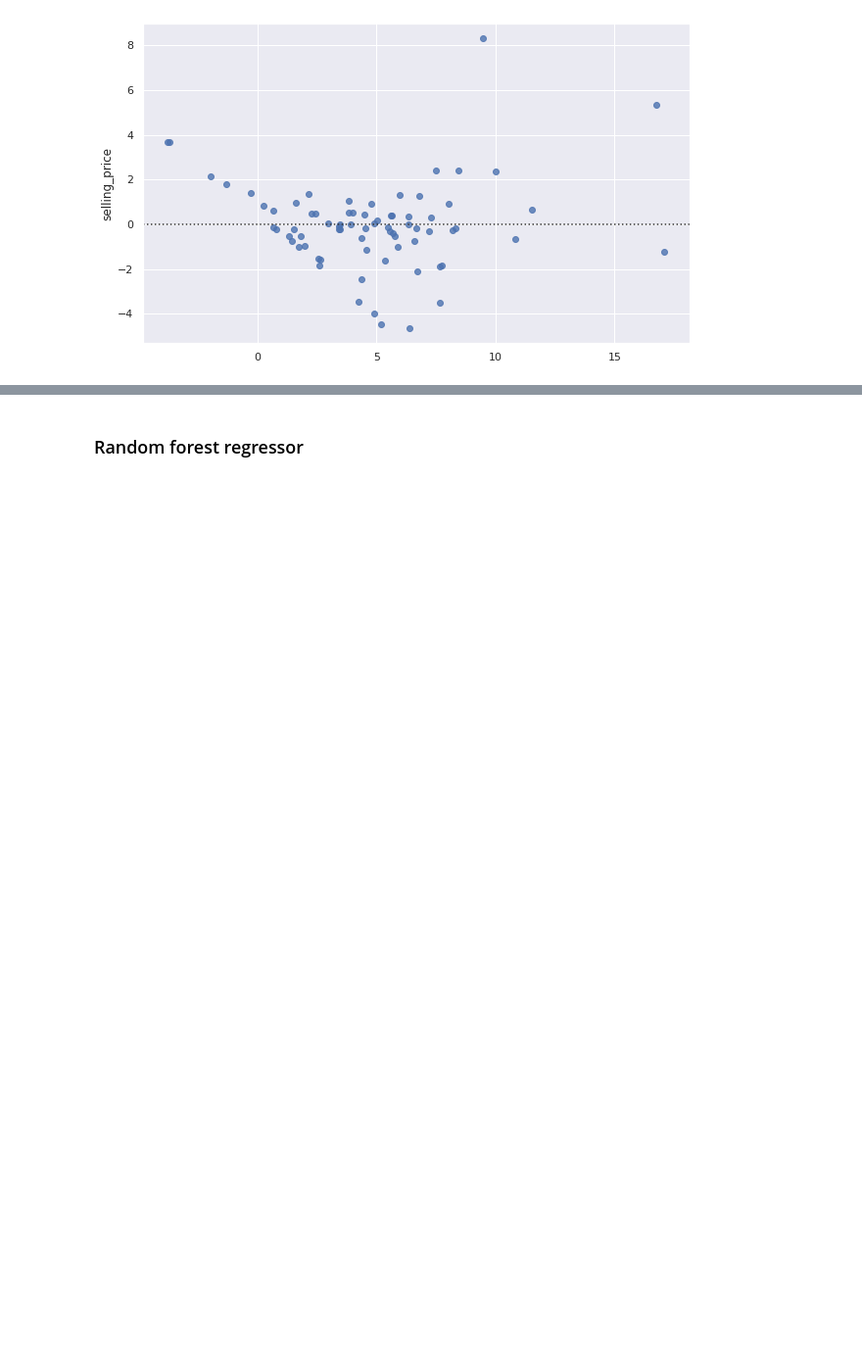
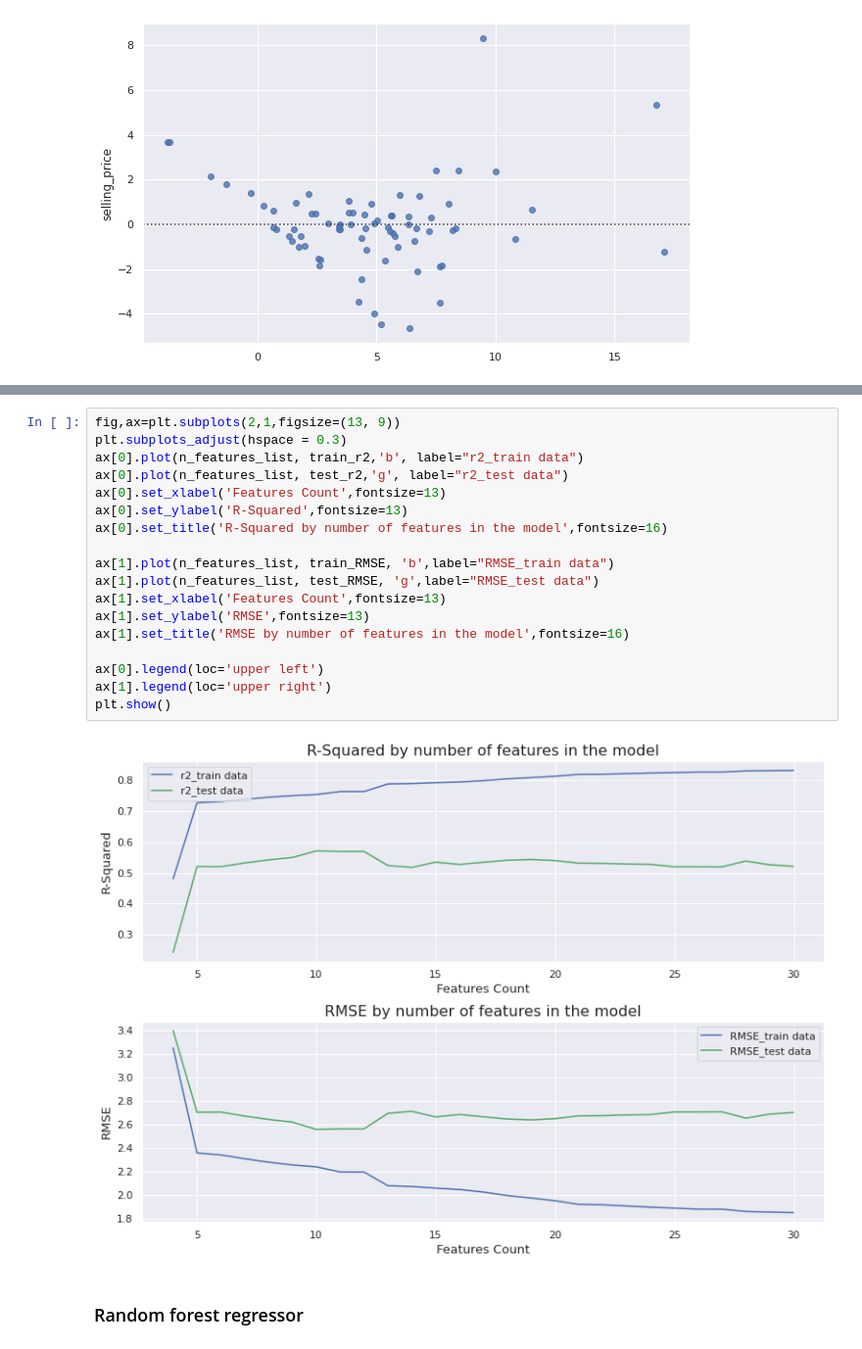
Before and after one commit to HebahAlshamlan/CITC_Task, a Jupyter notebook: CITC_Task.ipynb, the cells around one changed output, grey strips where cells are left out. Shown at 98% size. Saved outputs shown, nothing was run; the diff lists cells and outputs as text; blank space fills up the shorter version.

```diff
--- a/CITC_Task.ipynb
+++ b/CITC_Task.ipynb
@@ -560,3 +662,23 @@ Mean Squared Error (MSE): 4.105
+# %%
+fig,ax=plt.subplots(2,1,figsize=(13, 9))
+plt.subplots_adjust(hspace = 0.3)
+ax[0].plot(n_features_list, train_r2,'b', label="r2_train data")
+ax[0].plot(n_features_list, test_r2,'g', label="r2_test data")
+ax[0].set_xlabel('Features Count',fontsize=13)
+ax[0].set_ylabel('R-Squared',fontsize=13)
+ax[0].set_title('R-Squared by number of features in the model',fontsize=16)
+
+ax[1].plot(n_features_list, train_RMSE, 'b',label="RMSE_train data")
+ax[1].plot(n_features_list, test_RMSE, 'g',label="RMSE_test data")
+ax[1].set_xlabel('Features Count',fontsize=13)
+ax[1].set_ylabel('RMSE',fontsize=13)
+ax[1].set_title('RMSE by number of features in the model',fontsize=16)
+
+ax[0].legend(loc='upper left')
+ax[1].legend(loc='upper right')
+plt.show()
+# %% [output]
+[figure, added]
 # %% [markdown]
 ### Random forest regressor
 # %%
```
Also changed, not shown: parts of 11 cells of this notebook.
